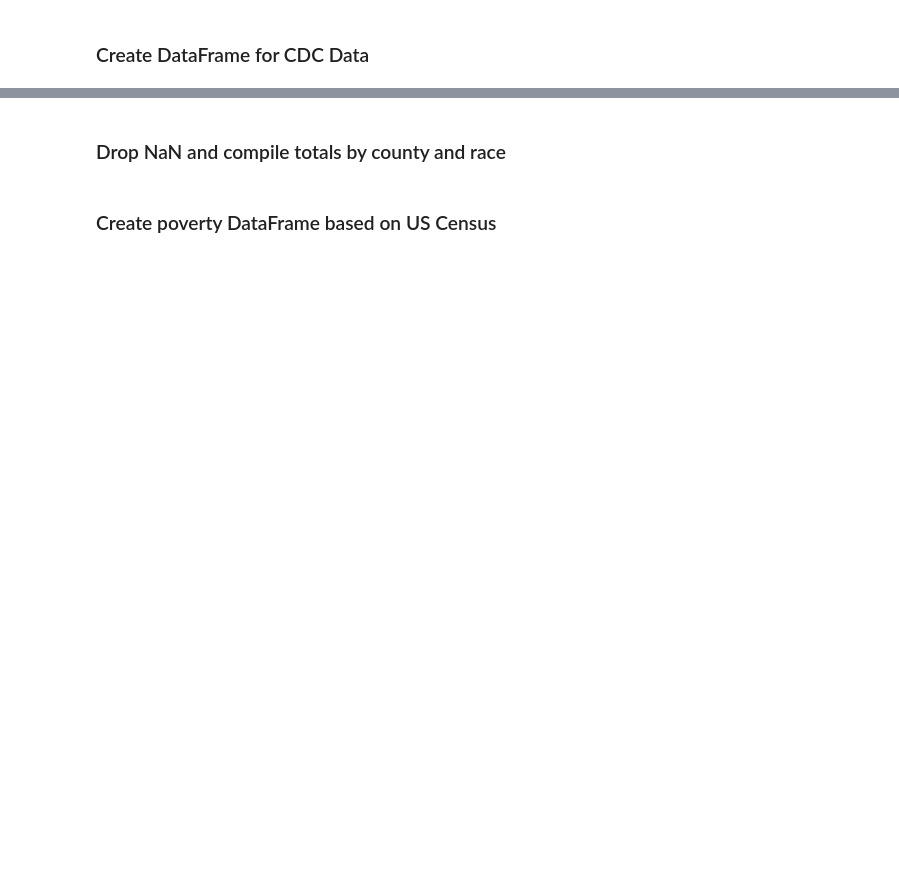
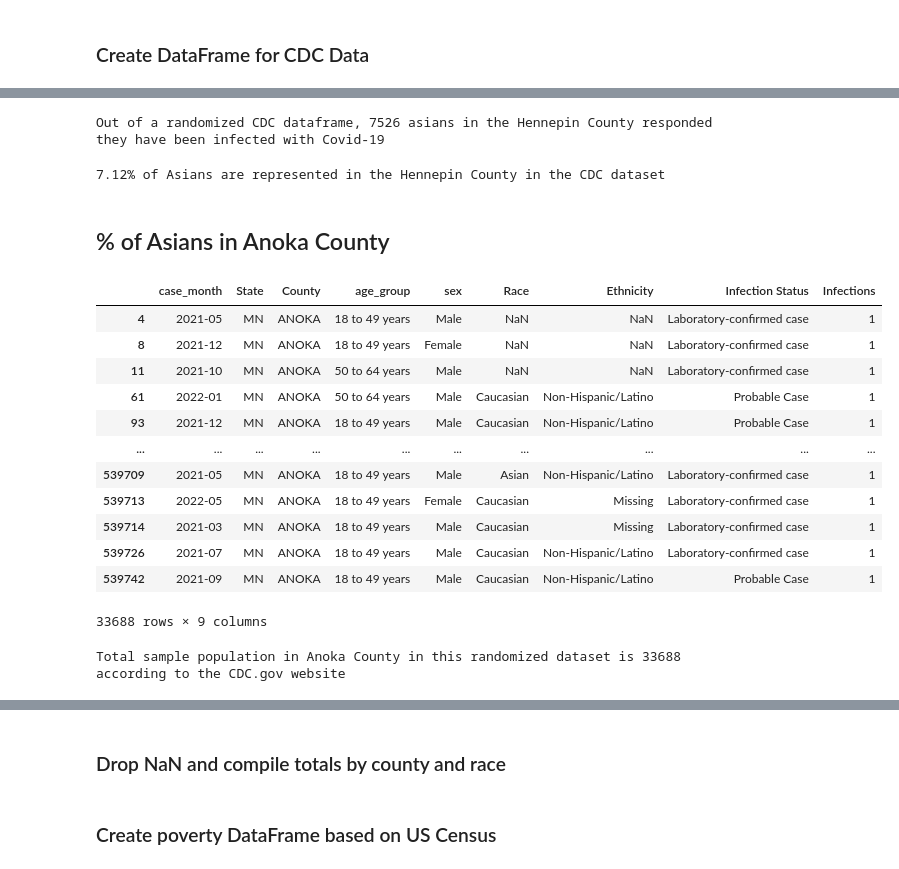
Before and after one commit to tlenzmeier58/Project_1, a Jupyter notebook: working.ipynb, the cells around one changed output, grey strips where cells are left out. Drawn from its saved outputs; the diff is of its cells as text; code cells hidden in the pictures; blank space fills up the shorter version.

```diff
--- a/working.ipynb
+++ b/working.ipynb
@@ -52,0 +115,37 @@ cdc_df.head()
+# %%
+# count of Asian in Hennepin county
+cdc_hennepin_asian_count = cdc_hennepin_asian_df['State'].count()
+cdc_hennepin_asian_count
+print(f"Out of a randomized CDC dataframe, {cdc_hennepin_asian_count} asians in the Hennepin County responded they have been infected with Covid-19")
+# %% [output]
+Out of a randomized CDC dataframe, 7526 asians in the Hennepin County responded they have been infected with Covid-19
+# %%
+Asian_in_hennepin = cdc_hennepin_asian_count/sample_population_hennepin*100
+rounded_Asian_in_hennepin = "{:.2f}".format(Asian_in_hennepin)
+print(f"{rounded_Asian_in_hennepin}% of Asians are represented in the Hennepin County in the CDC dataset")
+# %% [output]
+7.12% of Asians are represented in the Hennepin County in the CDC dataset
+# %% [markdown]
+## % of Asians in Anoka County
+# %%
+cdc_anoka = cdc_df.loc[cdc_df['County'] == 'ANOKA']
+cdc_anoka
+# %% [output]
+|  | case_month | State | County | age_group | sex | Race | Ethnicity | Infection Status | Infections |
+| 4 | 2021-05 | MN | ANOKA | 18 to 49 years | Male | NaN | NaN | Laboratory-confirmed case | 1 |
+| 8 | 2021-12 | MN | ANOKA | 18 to 49 years | Female | NaN | NaN | Laboratory-confirmed case | 1 |
+| 11 | 2021-10 | MN | ANOKA | 50 to 64 years | Male | NaN | NaN | Laboratory-confirmed case | 1 |
+| 61 | 2022-01 | MN | ANOKA | 50 to 64 years | Male | Caucasian | Non-Hispanic/Latino | Probable Case | 1 |
+| 93 | 2021-12 | MN | ANOKA | 18 to 49 years | Male | Caucasian | Non-Hispanic/Latino | Probable Case | 1 |
+| ... | ... | ... | ... | ... | ... | ... | ... | ... | ... |
+| 539709 | 2021-05 | MN | ANOKA | 18 to 49 years | Male | Asian | Non-Hispanic/Latino | Laboratory-confirmed case | 1 |
+| 539713 | 2022-05 | MN | ANOKA | 18 to 49 years | Female | Caucasian | Missing | Laboratory-confirmed case | 1 |
+| 539714 | 2021-03 | MN | ANOKA | 18 to 49 years | Male | Caucasian | Missing | Laboratory-confirmed case | 1 |
+| 539726 | 2021-07 | MN | ANOKA | 18 to 49 years | Male | Caucasian | Non-Hispanic/Latino | Laboratory-confirmed case | 1 |
+| 539742 | 2021-09 | MN | ANOKA | 18 to 49 years | Male | Caucasian | Non-Hispanic/Latino | Probable Case | 1 |
+33688 rows × 9 columns
+# %%
+sample_population_anoka = cdc_anoka['State'].count()
+print(f"Total sample population in Anoka County in this randomized dataset is {sample_population_anoka} according to the CDC.gov website")
+# %% [output]
+Total sample population in Anoka County in this randomized dataset is 33688 according to the CDC.gov website
```
Also changed, not shown: parts of 46 cells of this notebook.
